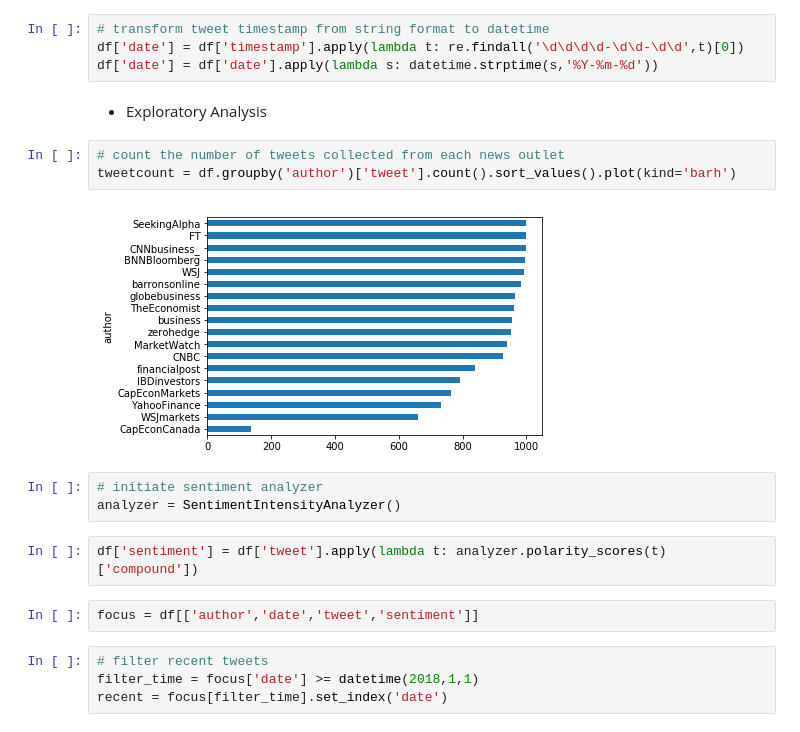
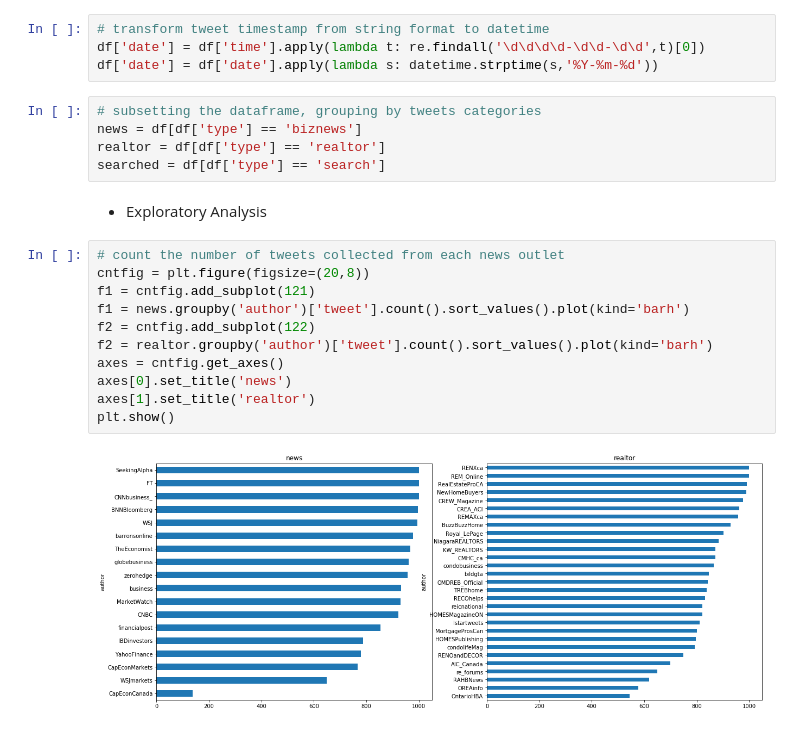
Before and after one commit to maoyuanli/gtahouse, a Jupyter notebook: sentrendus_report.ipynb, the cells around one changed output. Saved outputs shown, nothing was run; the diff lists cells and outputs as text.

```diff
--- a/sentrendus_report.ipynb
+++ b/sentrendus_report.ipynb
@@ -53,23 +53,25 @@ def process_words(raw, remove_punc=False, stem=False):
 df['tweet_clean'] = df['tweet'].apply(lambda t: process_words(t, remove_punc=True))
 # %%
 # transform tweet timestamp from string format to datetime
-df['date'] = df['timestamp'].apply(lambda t: re.findall('\d\d\d\d-\d\d-\d\d',t)[0])
+df['date'] = df['time'].apply(lambda t: re.findall('\d\d\d\d-\d\d-\d\d',t)[0])
 df['date'] = df['date'].apply(lambda s: datetime.strptime(s,'%Y-%m-%d'))
+# %%
+# subsetting the dataframe, grouping by tweets categories
+news = df[df['type'] == 'biznews']
+realtor = df[df['type'] == 'realtor']
+searched = df[df['type'] == 'search']
 # %% [markdown]
 * Exploratory Analysis
 # %%
 # count the number of tweets collected from each news outlet
-tweetcount = df.groupby('author')['tweet'].count().sort_values().plot(kind='barh')
+cntfig = plt.figure(figsize=(20,8))
+f1 = cntfig.add_subplot(121)
+f1 = news.groupby('author')['tweet'].count().sort_values().plot(kind='barh')
+f2 = cntfig.add_subplot(122)
+f2 = realtor.groupby('author')['tweet'].count().sort_values().plot(kind='barh')
+axes = cntfig.get_axes()
+axes[0].set_title('news')
+axes[1].set_title('realtor')
+plt.show()
 # %% [output]
-[figure, old version]
+[figure, new version]
-# %%
-# initiate sentiment analyzer
-analyzer = SentimentIntensityAnalyzer()
-# %%
-df['sentiment'] = df['tweet'].apply(lambda t: analyzer.polarity_scores(t)['compound'])
-# %%
-focus = df[['author','date','tweet','sentiment']]
-# %%
-# filter recent tweets
-filter_time = focus['date'] >= datetime(2018,1,1)
-recent = focus[filter_time].set_index('date')
```
Also changed, not shown: parts of 10 cells of this notebook.
